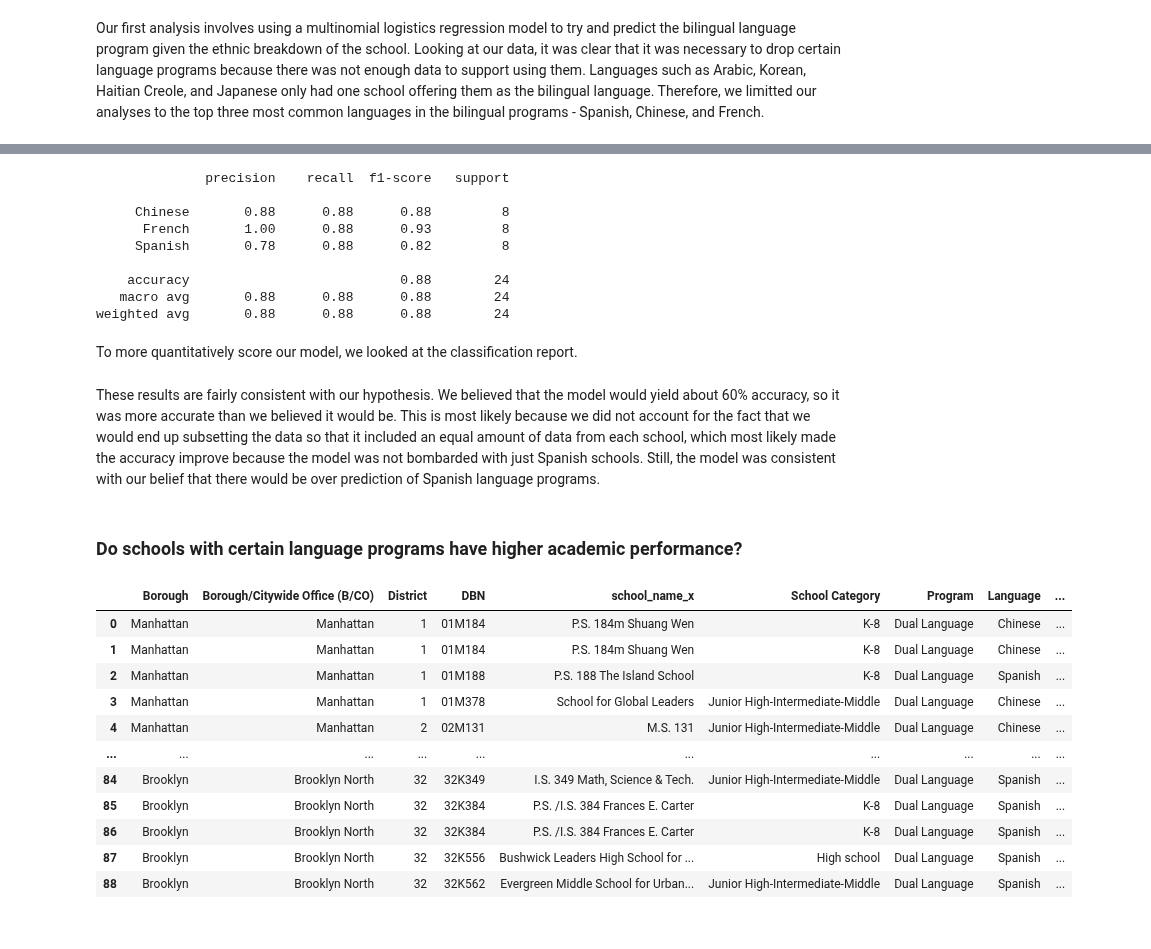
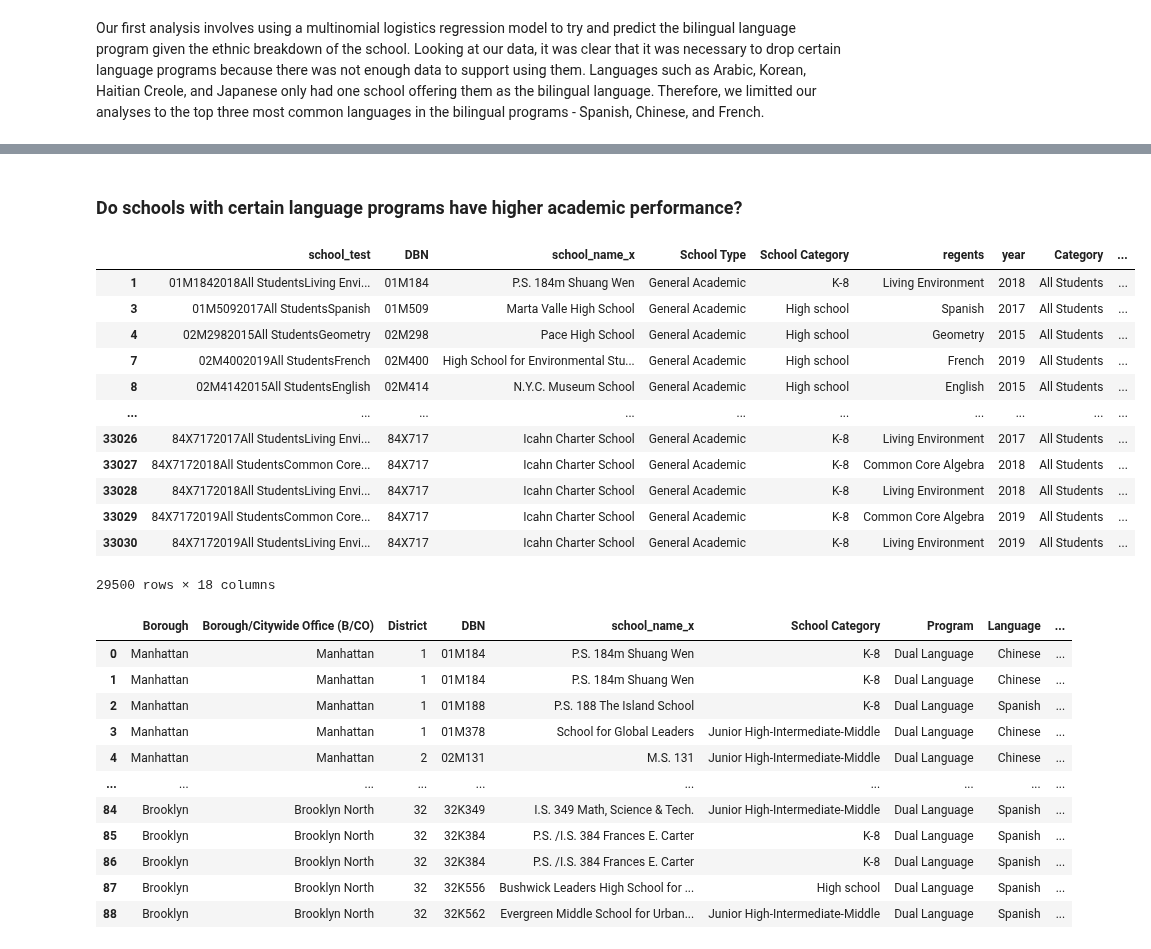
Before and after one commit to gaby-chu/info2950, a Jupyter notebook: project/academic_data.ipynb, the cells around one changed output, grey strips where cells are left out. Saved outputs shown, nothing was run; the diff lists cells and outputs as text; code cells hidden in the pictures.

```diff
--- a/project/academic_data.ipynb
+++ b/project/academic_data.ipynb
@@ -581,24 +27,23 @@ To visually represent this data, we made a confusion matrix. The confusion matri
-# %%
-# classification report
-print(classification_report(y_true,y_pred))
-# %% [output]
-              precision    recall  f1-score   support
-
-     Chinese       0.88      0.88      0.88         8
-      French       1.00      0.88      0.93         8
-     Spanish       0.78      0.88      0.82         8
-
-    accuracy                           0.88        24
-   macro avg       0.88      0.88      0.88        24
-weighted avg       0.88      0.88      0.88        24
-# %% [markdown]
-To more quantitatively score our model, we looked at the classification report.
-# %% [markdown]
-These results are fairly consistent with our hypothesis. We believed that the model would yield about 60% accuracy, so it was more accurate than we believed it would be. This is most likely because we did not account for the fact that we would end up subsetting the data so that it included an equal amount of data from each school, which most likely made the accuracy improve because the model was not bombarded with just Spanish schools. Still, the model was consistent with our belief that there would be over prediction of Spanish language programs.
 # %% [markdown]
 ### Do schools with certain language programs have higher academic performance?
 # %%
 academic_data = pd.read_csv("2014-15_to_2017-19_NYC_Regents_Exam_Results_-_Public.csv")
+# %%
+academic_data
+# %% [output]
+|  | school_test | DBN | school_name_x | School Type | School Category | regents | year | Category | ... |
+| 1 | 01M1842018All StudentsLiving Envi... | 01M184 | P.S. 184m Shuang Wen | General Academic | K-8 | Living Environment | 2018 | All Students | ... |
+| 3 | 01M5092017All StudentsSpanish | 01M509 | Marta Valle High School | General Academic | High school | Spanish | 2017 | All Students | ... |
+| 4 | 02M2982015All StudentsGeometry | 02M298 | Pace High School | General Academic | High school | Geometry | 2015 | All Students | ... |
+| 7 | 02M4002019All StudentsFrench | 02M400 | High School for Environmental Stu... | General Academic | High school | French | 2019 | All Students | ... |
+| 8 | 02M4142015All StudentsEnglish | 02M414 | N.Y.C. Museum School | General Academic | High school | English | 2015 | All Students | ... |
+| ... | ... | ... | ... | ... | ... | ... | ... | ... | ... |
+| 33026 | 84X7172017All StudentsLiving Envi... | 84X717 | Icahn Charter School | General Academic | K-8 | Living Environment | 2017 | All Students | ... |
+| 33027 | 84X7172018All StudentsCommon Core... | 84X717 | Icahn Charter School | General Academic | K-8 | Common Core Algebra | 2018 | All Students | ... |
+| 33028 | 84X7172018All StudentsLiving Envi... | 84X717 | Icahn Charter School | General Academic | K-8 | Living Environment | 2018 | All Students | ... |
+| 33029 | 84X7172019All StudentsCommon Core... | 84X717 | Icahn Charter School | General Academic | K-8 | Common Core Algebra | 2019 | All Students | ... |
+| 33030 | 84X7172019All StudentsLiving Envi... | 84X717 | Icahn Charter School | General Academic | K-8 | Living Environment | 2019 | All Students | ... |
+29500 rows × 18 columns
 # %%
 academic_data = academic_data.rename(columns={"Unnamed Column": "school_test", "School DBN": "DBN", "School Name": "school_name_x",
                                               "School Level": "School Category", "Year": "year", "Regents Exam": "regents", "Mean Score": "mean_score"})
```
Also changed, not shown: parts of 35 cells of this notebook, 1 other file.
